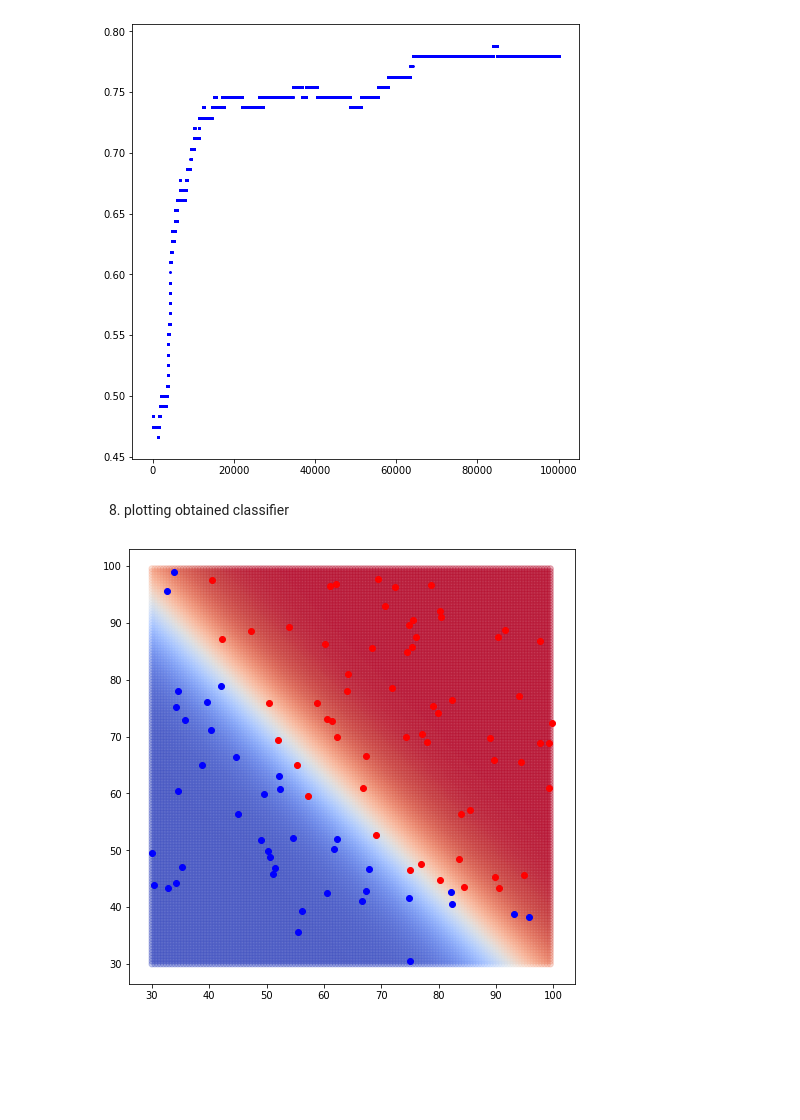
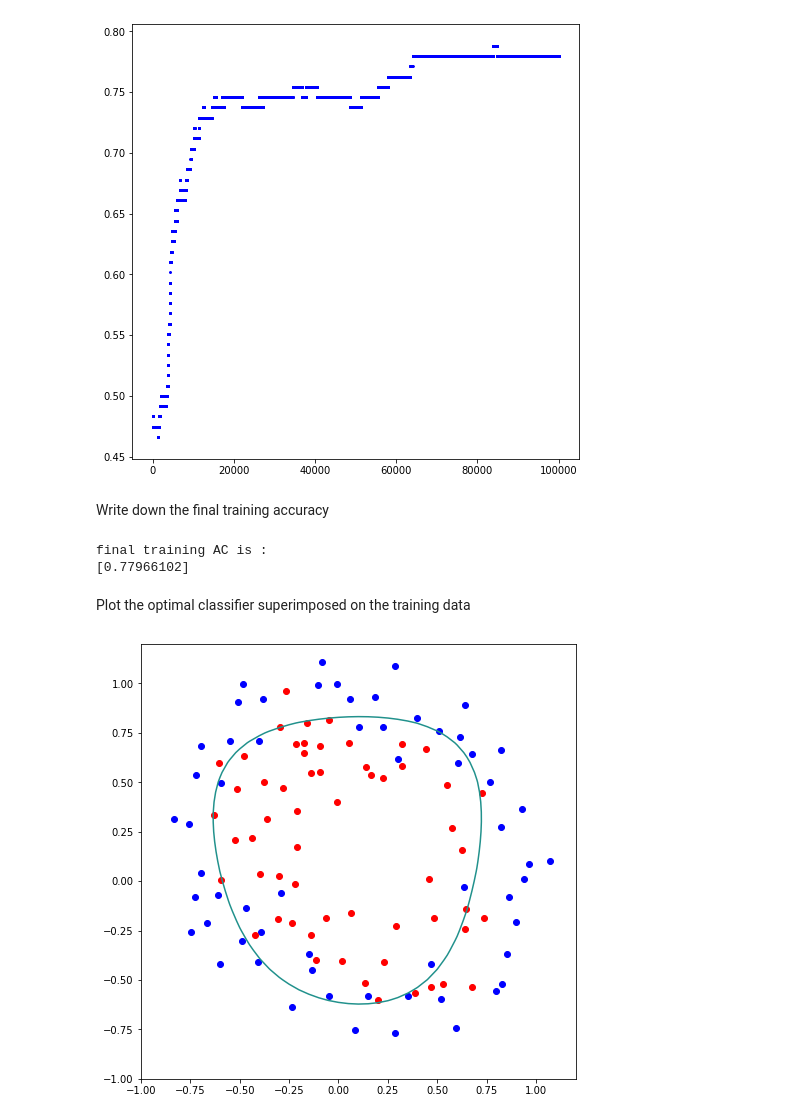
Before and after one commit to wseungjin/class-MachineLearning, a Jupyter notebook: 06/assignment06.ipynb, the cells around one changed output. Saved outputs shown, nothing was run; the diff lists cells and outputs as text; code cells hidden in the pictures; blank space fills up the shorter version.

```diff
--- a/06/assignment06.ipynb
+++ b/06/assignment06.ipynb
@@ -140,25 +141,28 @@ plt.scatter(x_epoch,train_AC_Array,c="b",s=2)
 plt.show()
 # %% [output]
 [figure]
-# %% [markdown]
-8. plotting obtained classifier
-# %%
-testData = np.arange(30, 100, 0.5)
-
-testX = np.zeros((140,140,2))
-testY = np.zeros((140,140,1))
-for i in range(140):
-    for j in range(140):
-        testX[i][j][0]=testData[i]
-        testX[i][j][1]=testData[j]
-
-tZ=W0 +testX[:,:,0] * W1 + testX[:,:,1] * W2
-testY=sigmoid(tZ)
-
-plt.figure(figsize=(8, 8))
-plt.scatter(testX[:,:,0],testX[:,:,1],cmap='coolwarm',alpha =0.3,c=testY)
-plt.scatter(x_label0, y_label0, c='b')
-plt.scatter(x_label1, y_label1, c='r')
-plt.show()
-# %% [output]
-[figure, removed]
+# %% [markdown]
+Write down the final training accuracy
+# %%
+print("final training AC is :" )
+print(train_AC_Array[epoch-1])
+# %% [output]
+final training AC is :
+[0.77966102]
+# %% [markdown]
+Plot the optimal classifier superimposed on the training data
+# %%
+x_ = np.arange(-1.0, 1.25, 0.05)
+y_ = np.arange(-1.0, 1.25, 0.05)
+X, Y = np.meshgrid(x_, y_)
+Z =W0 + W1 * X + W2 * Y + W3 * (X ** 2) + W4 * (Y ** 2) + W5 * (X**3) + W6 * (Y**3) + W7 * (X**4) + W8 * (Y**4) + W9 * (X**5) + W10 *(Y ** 5)
+
+
+plt.figure(figsize=(8, 8))
+plt.scatter(pointX0, pointY0, c='b')
+plt.scatter(pointX1, pointY1, c='r')
+plt.gca().set_aspect('equal', adjustable='box')
+plt.contour(X, Y, Z,levels=0)
+plt.show()
+# %% [output]
+[figure, added]
```
Also changed, not shown: parts of 9 cells of this notebook.
